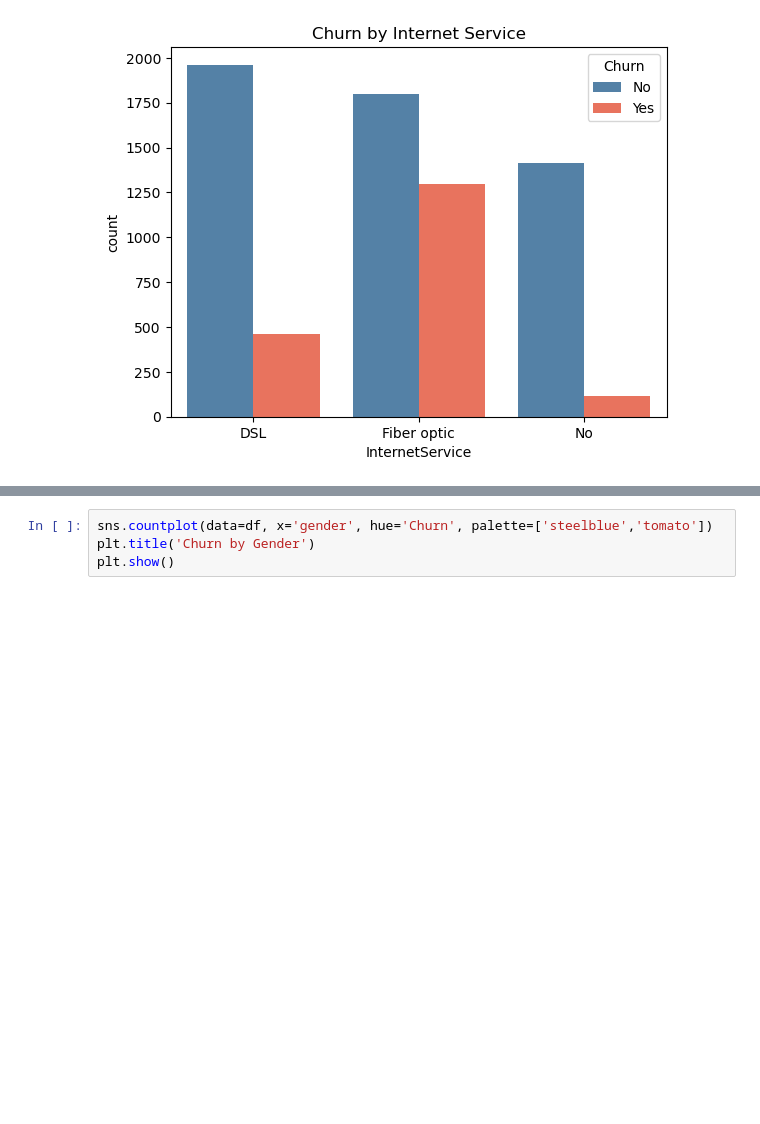
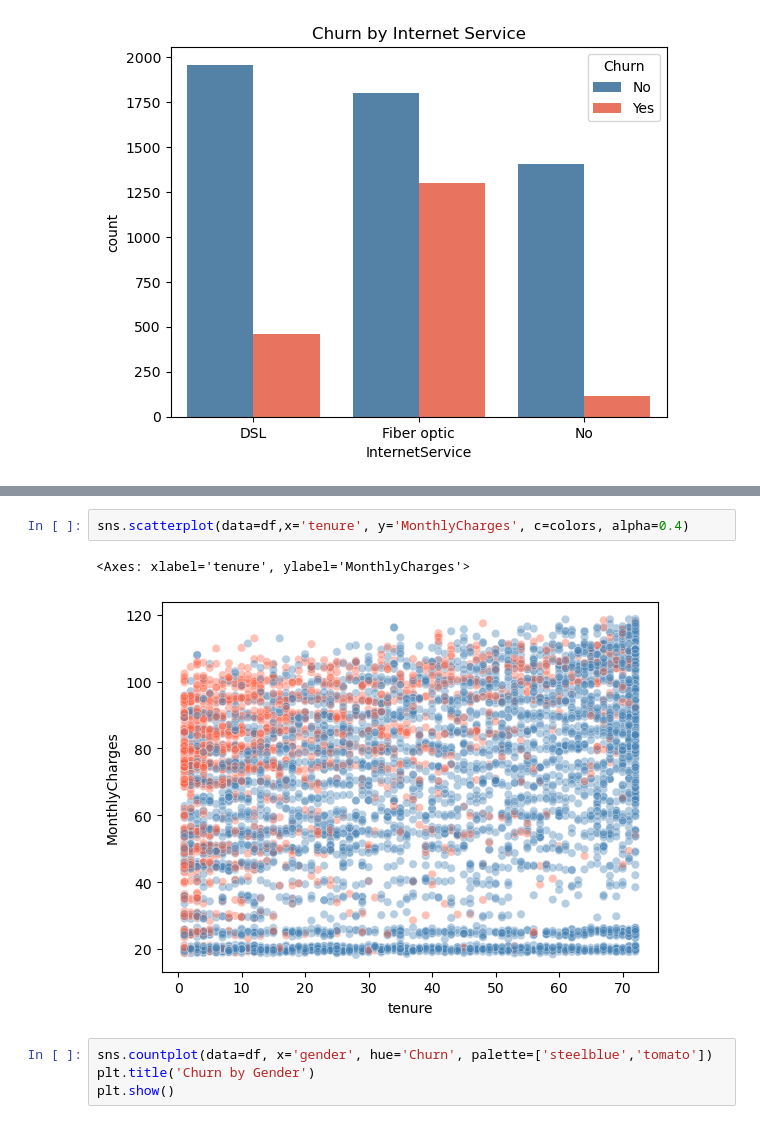
Before and after one commit to adityapatel14/CUSTOMER_CHURN, a Jupyter notebook: 03_python/eda.ipynb, the cells around one changed output, grey strips where cells are left out. Cells and saved outputs as stored; diff of their text form; blank space fills up the shorter version.

```diff
--- a/03_python/eda.ipynb
+++ b/03_python/eda.ipynb
@@ -153,3 +160,8 @@ plt.show()
+# %%
+sns.scatterplot(data=df,x='tenure', y='MonthlyCharges', c=colors, alpha=0.4)
+# %% [output]
+<Axes: xlabel='tenure', ylabel='MonthlyCharges'>
+[figure, added]
 # %%
 sns.countplot(data=df, x='gender', hue='Churn', palette=['steelblue','tomato'])
 plt.title('Churn by Gender')
```
Also changed, not shown: parts of 11 cells of this notebook, 3 other files.
